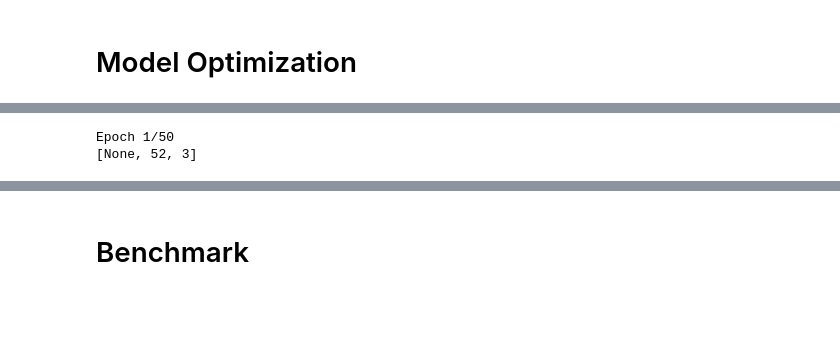
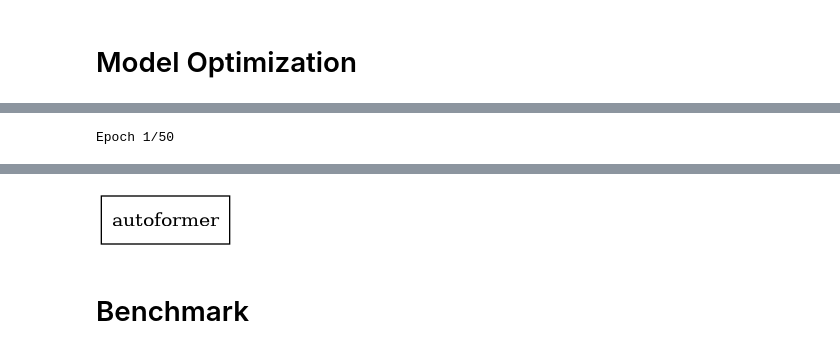
Before and after one commit to ilmari99/stonk-prediction, a Jupyter notebook: stock_predictions_autoformer.ipynb, the cells around one changed output, grey strips where cells are left out. Saved outputs shown, nothing was run; the diff lists cells and outputs as text; code cells hidden in the pictures; blank space fills up the shorter version.

```diff
--- a/stock_predictions_autoformer.ipynb
+++ b/stock_predictions_autoformer.ipynb
@@ -190,10 +191,10 @@ if MODEL_SERIAL is None:
             y_train = tf.transpose(y_train, (0,2,1))
             y_test = tf.transpose(y_test, (0,2,1))
 
-        for head_size in [32]:
-            for num_heads in [16]:
-                for ff_dim in [32]:
-                    for num_transformer_blocks in [4]:
+        for head_size in [8]:
+            for num_heads in [2]:
+                for ff_dim in [16]:
+                    for num_autoformer_blocks in [2]:
                         for random_seed in [0]:
                             if counter < RESUME:
                                 counter = counter + 1
@@ -201,16 +202,16 @@ if MODEL_SERIAL is None:
 
                             keras.utils.set_random_seed(random_seed)
 
-                            serial = "transformer_model_" \
+                            serial = "autoformer_model_" \
                                 + datetime.now().strftime("%Y%m%d%H%M%S")
                             model_dict = {
                                 "serial": serial,
                                 "d_model": head_size,
                                 "dropout_rate": 0.01,
                                 "d_ff": ff_dim,
-                                "d_out": 3,
-                                "N": num_transformer_blocks,
-                                "M": num_transformer_blocks,
+                                "d_out": 14,
+                                "N": num_autoformer_blocks,
+                                "M": num_autoformer_blocks,
                                 "k": 2,
                                 "h": num_heads,
                                 "O": 1,
@@ -220,8 +221,8 @@ if MODEL_SERIAL is None:
                             model = Autoformer(model_dict)
 
                             model.compile(optimizer=keras.optimizers.Adam(),
-                                        loss=keras.losses.CategoricalCrossentropy(),
-                                        metrics=[keras.metrics.Accuracy()])
+                                        loss=MultiSoftmaxLoss(),
+                                        metrics=[MultiAccuracy()])
 
                             model.fit(x =
                                     (x_train,x_ts_train,y_ts_train),
@@ -250,29 +251,29 @@ if MODEL_SERIAL is None:
                                     )
                                 )
 
-                            if os.path.exists("./transformer_results.json"):
-                                with open("./transformer_results.json", "r",
+                            if os.path.exists("./autoformer_results.json"):
+                                with open("./autoformer_results.json", "r",
                                         encoding=ENCODING) as json_file:
                                     model_list = json.load(json_file)
                                 model_list.append(model_dict)
                             else:
                                 model_list = [model_dict]
 
-                            with open("./transformer_results.json", "w",
+                            with open("./autoformer_results.json", "w",
                                     encoding=ENCODING) as json_file:
                                 json.dump(model_list, json_file)
 
                             keras.backend.clear_session()
 
-    if os.path.exists("./transformer_results.json"):
-        with open("./transformer_results.json", "r",
+    if os.path.exists("./autoformer_results.json"):
+        with open("./autoformer_results.json", "r",
                   encoding=ENCODING) as json_file:
             model_list = json.load(json_file)
     else:
         model_list = [{}]
 
     model_df = pd.DataFrame.from_dict(model_list)
-    model_df.to_excel("./transformer_results.xlsx")
+    model_df.to_excel("./autoformer_results.xlsx")
 else:
     model = keras.models.load_model("./models/" + MODEL_SERIAL + ".keras")
     memory_length = model.input_shape[0][1]-1
@@ -294,22 +295,26 @@ else:
                             DATAFRAME.index.to_numpy(),
                             0.002)
 
+    y_ts = timestamps_to_marks(
+            DATAFRAME.index.to_numpy()[memory_length:], 1)
     split_idx = int(x.shape[0] * (1 - TEST_FRAC))
 
     x_train = x[:split_idx,:,:]
     x_ts_train = x_ts[:split_idx,:,:]
     y_train = y[:split_idx,:,:]
+    y_ts_train = y_ts[:split_idx,:,:]
 
     x_test = x[split_idx:,:,:]
     x_ts_test = x_ts[split_idx:,:,:]
     y_test = y[split_idx:,:,:]
+    y_ts_test = y_ts[split_idx:,:,:]
 
     if CLASS_FIRST:
         y_train = tf.transpose(y_train, (0,2,1))
         y_test = tf.transpose(y_test, (0,2,1))
 plot_model(
         model,
-        to_file="./figures/transformer_model_plot.png",
+        to_file="./figures/autoformer_model_plot.png",
         show_shapes=True,
         show_layer_names = True
     )
@@ -327,2 +342 @@ plot_model(
 Epoch 1/50
-[None, 52, 3]
@@ -333,3 +362,4 @@ ValueError: in user code:
+[figure, added]
 # %% [markdown]
 # Benchmark
 # %% [markdown]
```
Also changed, not shown: parts of 5 cells of this notebook, 4 other files.
